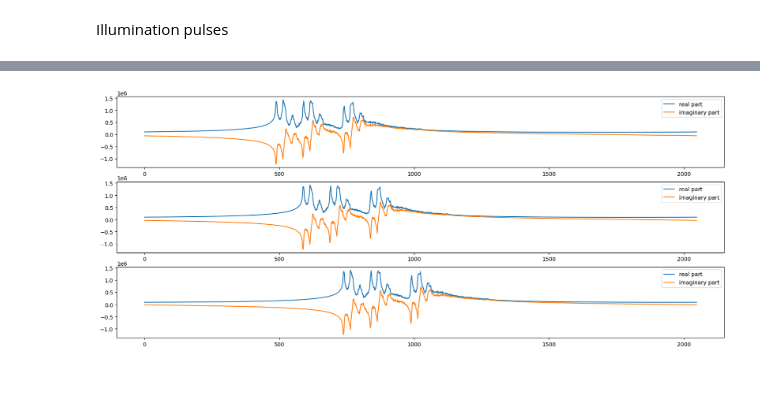
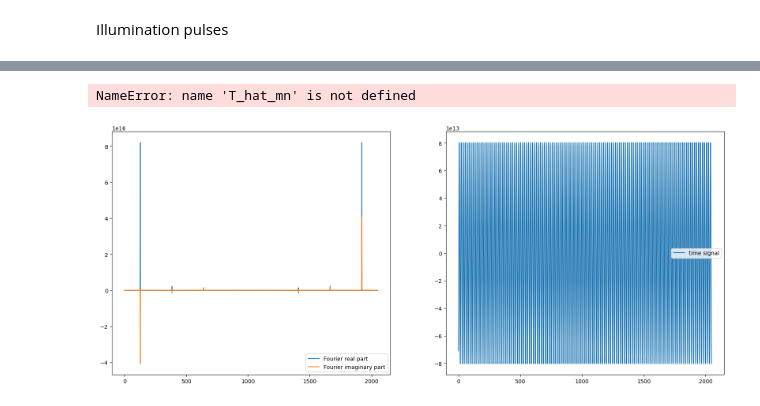
Before and after one commit to p-luesia/NLOS_dirac_not, a Jupyter notebook: experiments.ipynb, the cells around one changed output, grey strips where cells are left out. Cells and saved outputs as stored; diff of their text form; code cells hidden in the pictures; blank space fills up the shorter version.

```diff
--- a/experiments.ipynb
+++ b/experiments.ipynb
@@ -107,3 +99,11 @@ T_hat_mn = int_s*int_l
+# %%
+ket_s = dirac.Ket(hat_s)
+bra_l = dirac.Bra(np.sum(hat_l, axis = 0)[np.newaxis, :])
+T_hat_mn = (bra_l*(bra_l.ket() * ket_s.bra())).swapaxes(0,-1)
+# %%
+bra_l = dirac.Bra(np.sum(hat_l, axis = 0)[np.newaxis, :])
+s = np.fft.fft(T_mn).swapaxes(0, -1)/bra_l.ket()#.swapaxes(-1,-2)
+s = s.swapaxes(0,-1)
 # %% [markdown]
 ## Plotting
 # %% [markdown]
@@ -123,10 +122,32 @@ plt.show()
 # %%
-fig, ax = plt.subplots(int_l.shape[0], 1, figsize=(20, 8))
+fig, ax = plt.subplots(T_hat_mn.shape[1], 2, figsize=(20, 8))
 for i, t in enumerate(T_hat_mn[0]):
-    ax[i].plot(np.abs(t), label = 'real part')
-    ax[i].plot(np.imag(t), label = 'imaginary part')
-    ax[i].legend()
+    if T_hat_mn.shape[1] > 1:
+        axs = ax[i]
+    else:
+        axs = ax
+    axs[0].plot(np.abs(t), label = 'Fourier real part')
+    axs[0].plot(np.imag(t), label = 'Fourier imaginary part')
+    axs[0].legend()
+    axs[1].plot(np.real(np.fft.ifft(t)), label='time signal')
+    axs[1].legend()
 
 plt.show()
 # %% [output]
-[figure, removed]
+NameError: name 'T_hat_mn' is not defined
+# %%
+fig, ax = plt.subplots(s.shape[1], 2, figsize=(20, 8))
+for i, t in enumerate(s[0]):
+    if s.shape[1] > 1:
+        axs = ax[i]
+    else:
+        axs = ax
+    axs[0].plot(np.abs(t), label = 'Fourier real part')
+    axs[0].plot(np.imag(t), label = 'Fourier imaginary part')
+    axs[0].legend()
+    axs[1].plot(np.real(np.fft.ifft(t)), label='time signal')
+    axs[1].legend()
+
+plt.show()
+# %% [output]
+[figure, added]
```
Also changed, not shown: parts of 11 cells of this notebook, 1 other file.
